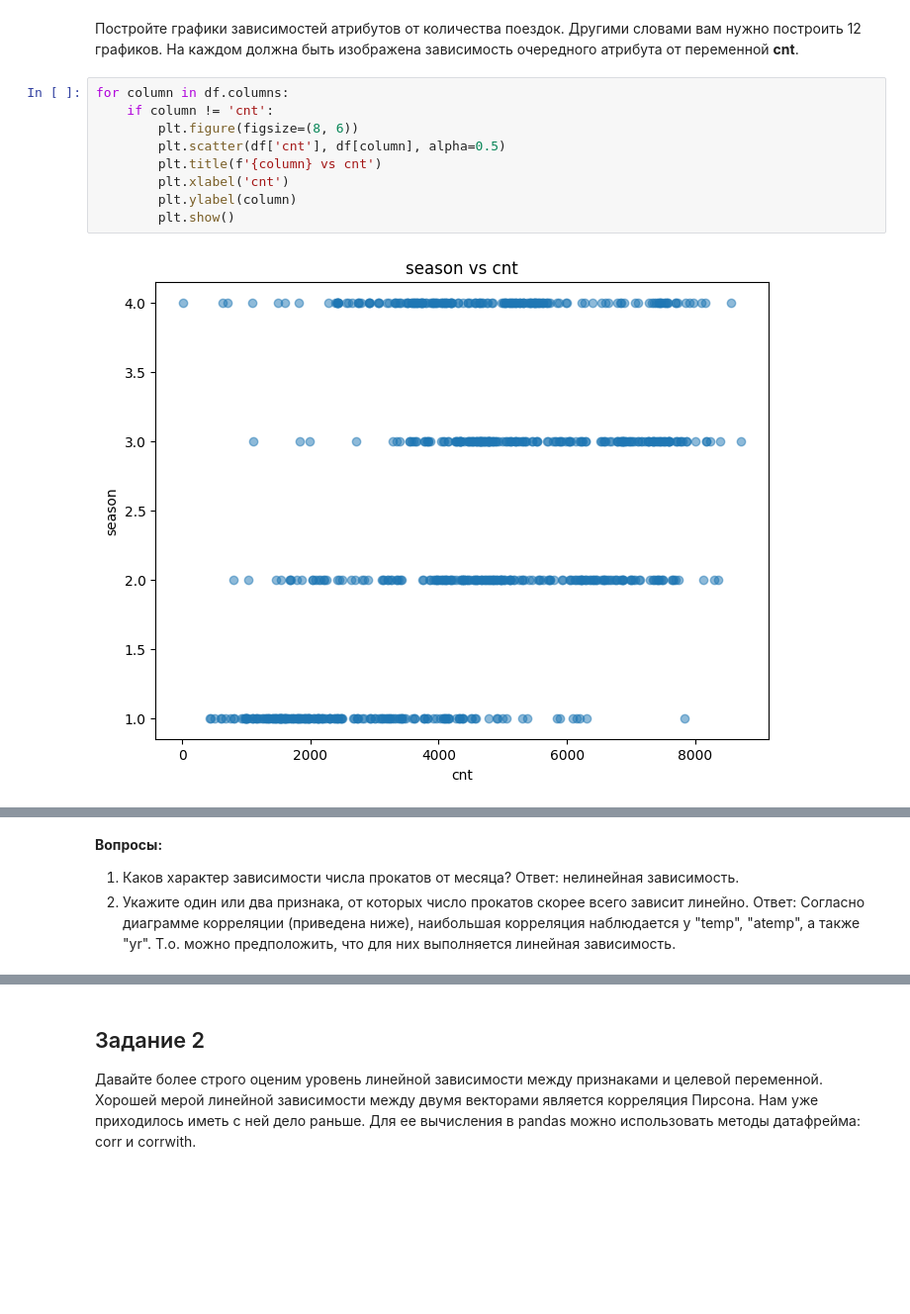
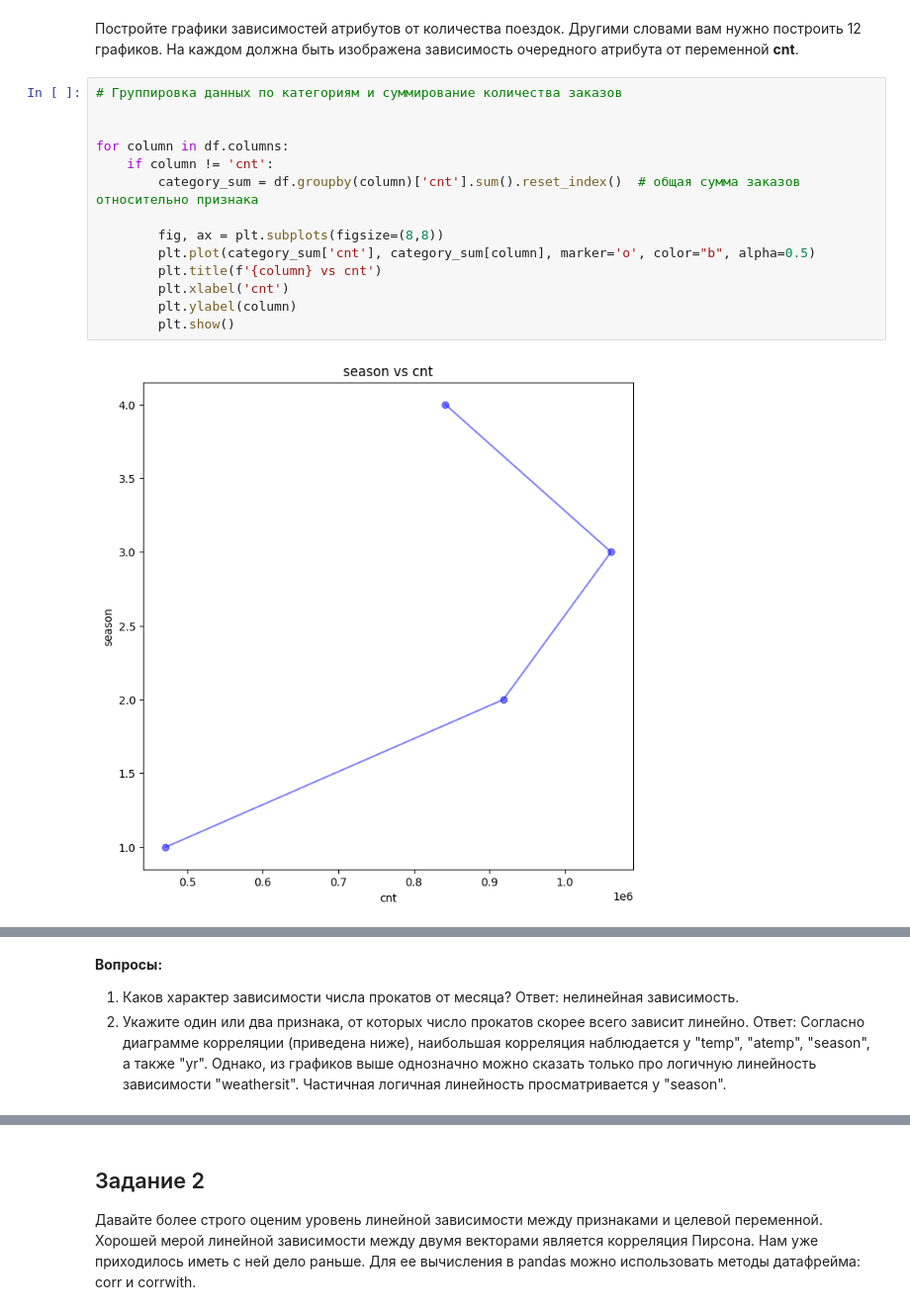
Before and after one commit to evgen-kulik/data_science_hw4, a Jupyter notebook: OverfittingHomeWork.ipynb, the cells around one changed output, grey strips where cells are left out. Shown at 99% size. Drawn from its saved outputs; the diff is of its cells as text; blank space fills up the shorter version.

```diff
--- a/OverfittingHomeWork.ipynb
+++ b/OverfittingHomeWork.ipynb
@@ -47,13 +47,18 @@ df.head()
 # %% [markdown]
 Постройте графики зависимостей атрибутов от количества поездок. Другими словами вам нужно построить 12 графиков. На каждом должна быть изображена зависимость очередного атрибута от переменной **cnt**.
 # %%
+# Группировка данных по категориям и суммирование количества заказов
+
+
 for column in df.columns:
     if column != 'cnt':
-        plt.figure(figsize=(8, 6))
-        plt.scatter(df['cnt'], df[column], alpha=0.5)
+        category_sum = df.groupby(column)['cnt'].sum().reset_index()  # общая сумма заказов относительно признака
+
+        fig, ax = plt.subplots(figsize=(8,8))
+        plt.plot(category_sum['cnt'], category_sum[column], marker='o', color="b", alpha=0.5)
         plt.title(f'{column} vs cnt')
         plt.xlabel('cnt')
         plt.ylabel(column)
         plt.show()
 # %% [output]
-[figure, old version]
+[figure, new version]
@@ -71,5 +76,5 @@ for column in df.columns:
 # %% [markdown]
 __Вопросы:__
 1. Каков характер зависимости числа прокатов от месяца? Ответ: нелинейная зависимость.
-1. Укажите один или два признака, от которых число прокатов скорее всего зависит линейно. Ответ: Согласно диаграмме корреляции (приведена ниже), наибольшая корреляция наблюдается у "temp", "atemp", а также "yr". Т.о. можно предположить, что для них выполняется линейная зависимость.
+1. Укажите один или два признака, от которых число прокатов скорее всего зависит линейно. Ответ: Согласно диаграмме корреляции (приведена ниже), наибольшая корреляция наблюдается у "temp", "atemp", "season", а также "yr". Однако, из графиков выше однозначно можно сказать только про логичную линейность зависимости "weathersit". Частичная логичная линейность просматривается у "season".
 # %%
```
Also changed, not shown: parts of 20 cells of this notebook.
